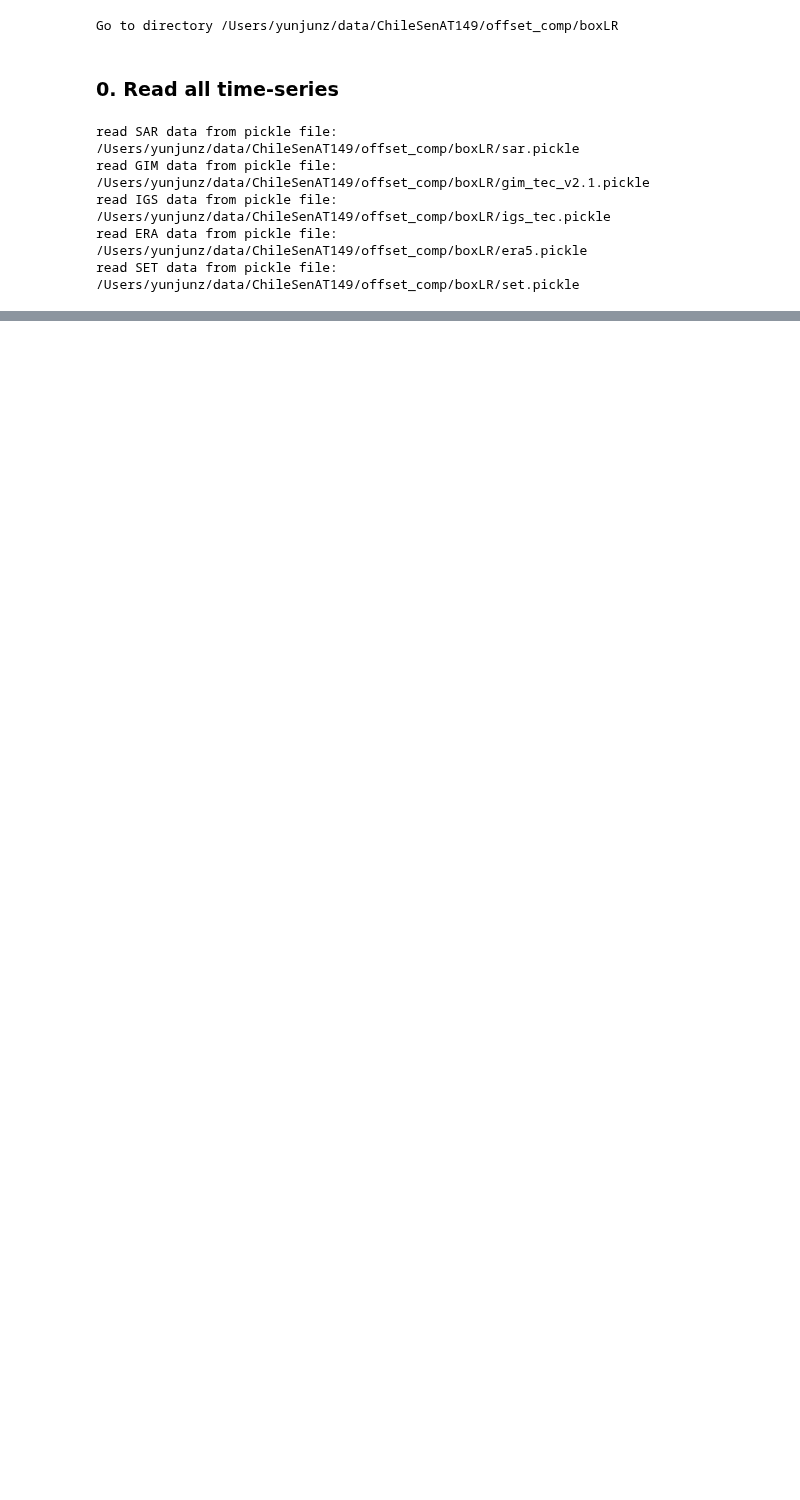
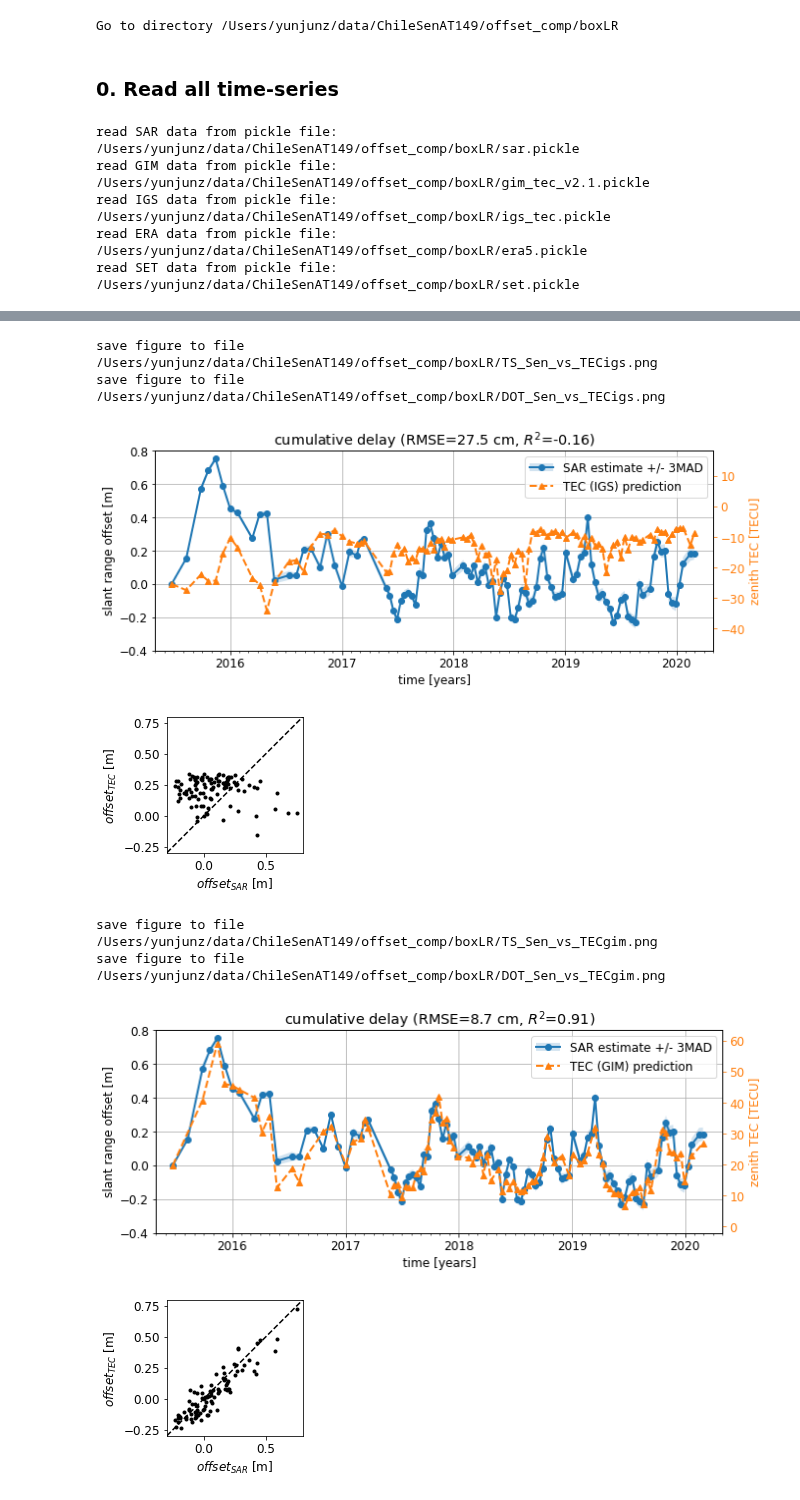
Before and after one commit to yunjunz/2022-Geolocation, a Jupyter notebook: offset_comp.ipynb, the cells around one changed output, grey strips where cells are left out. Saved outputs shown, nothing was run; the diff lists cells and outputs as text; code cells hidden in the pictures; blank space fills up the shorter version.

```diff
--- a/offset_comp.ipynb
+++ b/offset_comp.ipynb
@@ -16,14 +17,15 @@ from scipy import stats
 from matplotlib import pyplot as plt, legend_handler
 from mintpy.utils import plot as pp
 plt.rcParams.update({'font.size': 12})
-
+fig_size = [9, 4]
 
 # config
 n = 3                   # number of med abs dev
 iono_version = 2.1      # 1.0 / 2.0 / 2.1
 tropo_opt = 'vHgtMed'   # cHgtCen / vHgtMed. vHgtMed is preferred due to its better match with the residual in terms of magnitude
-save = False
+save = True
 
+# location of interest
 box = (10, 55, 20, 70);   box_suffix = 'boxCL'   # box in the center left with low  altitude
 #box = (85, 25, 145, 70);  box_suffix = 'boxCC'   # box to read for range offset in (x0, y0, x1, y1)
 box = (200, 15, 215, 30); box_suffix = 'boxLR'   # box in the lower right with high altitude
@@ -211,0 +129,74 @@ save figure to file /Users/yunjunz/data/ChileSenAT149/offset_comp/boxLR/DOT_Sen_
+# %%
+tec_types = ['TEC', 'TEC', 'subTEC']
+tec_srcs  = ['IGS', 'GIM', 'GIM']
+tecDs = [igs,  gimT,  gimS]
+tecVs = [igs2, gimT2, gimS2]
+
+num_tec = len(tec_types)
+for i in range(3):
+    tec_type = tec_types[i]
+    tec_src = tec_srcs[i]
+    # output filename
+    out_fig_suffix = '{}{}'.format(tec_type, tec_src.lower())
+
+    # input data
+    x2 = dDict[tec_src]['time']    # IGS / GIM
+    flag = get_common_index(x1, x2)[0]
+    y1 = sar
+    y1e = sar_err
+    y2  = tecDs[i]
+    y22 = tecVs[i]
+
+    # stats
+    rmse = np.sqrt(np.sum((y2 - y1[flag])**2) / (np.sum(flag) - 1))
+    r2 = stats.linregress(y2, y1[flag])[2]
+    stats_msg = 'RMSE={:.1f} cm, $R^2$={:.2f}'.format(rmse*100, r2)
+
+    ##--------------------------------- TS figure ----------------------------------##
+    fig, ax = plt.subplots(figsize=fig_size)
+    p0 = ax.fill_between(x1, y1 - y1e, y1 + y1e, fc='C0', ec='none', alpha=0.2)
+    p1, = ax.plot(x1, y1,  '-o', color='C0', ms=6, lw=2)
+    p2, = ax.plot(x2, y2, '--^', color='C1', ms=6, lw=2)
+
+    # axis format
+    ax.set_xlim(dt.datetime(2015, 5, 1), dt.datetime(2020, 5, 1))
+    ax.set_ylim(-0.4, 0.8)
+    ax.set_xlabel('time [years]')
+    ax.set_ylabel('slant range offset [m]')
+    ax.set_title('cumulative delay ({})'.format(stats_msg))
+    pp.auto_adjust_xaxis_date(ax, x1, every_year=1, buffer_year=None)
+    ax.grid('on')
+    fig.tight_layout()
+    ax.legend([(p0, p1), p2], ['SAR estimate +/- 3MAD', '{} ({}) prediction'.format(tec_type, tec_src)])
+
+    # TEC ytick
+    ax2 = ax.twinx()
+    ax2.set_ylabel('zenith TEC [TECU]', color='C1')
+    ax2.tick_params(which='both', axis='y', colors='C1')
+    #ax2.plot(x2, y22, '--', linewidth=1, color='C2', label=tec_type) # for debug
+    ratio = ((np.max(y22) - np.min(y22)) / (np.max(y2) - np.min(y2)))
+    y2off = dDict[tec_src]['range_delay4Cband_'+tec_type][0]
+    if tec_src == 'IGS':
+        y2off *= -1
+    ax2.set_ylim((ax.get_ylim() + y2off) * ratio)
+
+    # output
+    out_fig = os.path.join(work_dir, 'TS_Sen_vs_{}.png'.format(out_fig_suffix))
+    print('save figure to file', out_fig)
+    if save:
+        plt.savefig(out_fig, bbox_inches='tight', transparent=True, dpi=300)
+
+    ##--------------------------------- dot figure ---------------------------------##
+    ## dot figure
+    plot_dot_figure(x=y1[flag], y=y2, xname='SAR', yname=tec_type, vlim=(-0.3, 0.8), save=save,
+                    out_fig=os.path.join(work_dir, 'DOT_Sen_vs_{}.png'.format(out_fig_suffix)))
+    plt.show()
+# %% [output]
+save figure to file /Users/yunjunz/data/ChileSenAT149/offset_comp/boxLR/TS_Sen_vs_TECigs.png
+save figure to file /Users/yunjunz/data/ChileSenAT149/offset_comp/boxLR/DOT_Sen_vs_TECigs.png
+[figure, added]
+[figure, added]
+save figure to file /Users/yunjunz/data/ChileSenAT149/offset_comp/boxLR/TS_Sen_vs_TECgim.png
+save figure to file /Users/yunjunz/data/ChileSenAT149/offset_comp/boxLR/DOT_Sen_vs_TECgim.png
+[figure, added]
+[figure, added]
```
Also changed, not shown: parts of 18 cells of this notebook, 2 other files.
